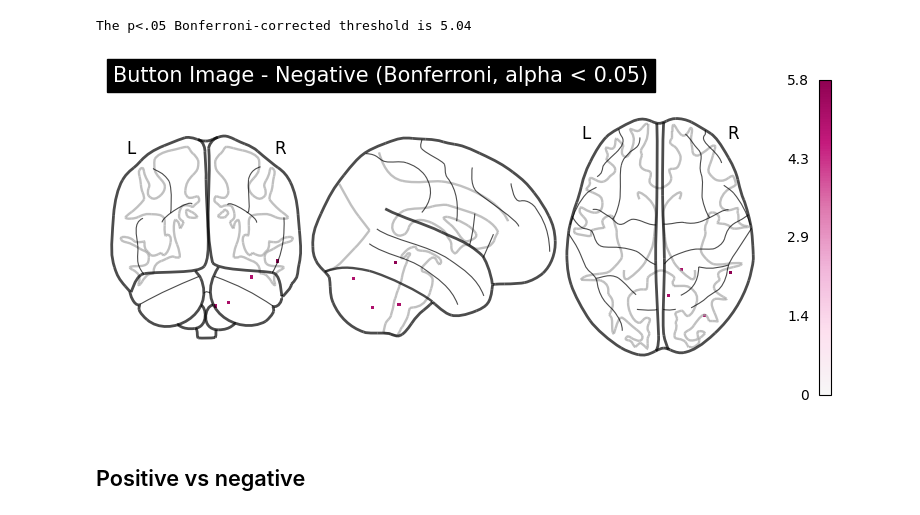
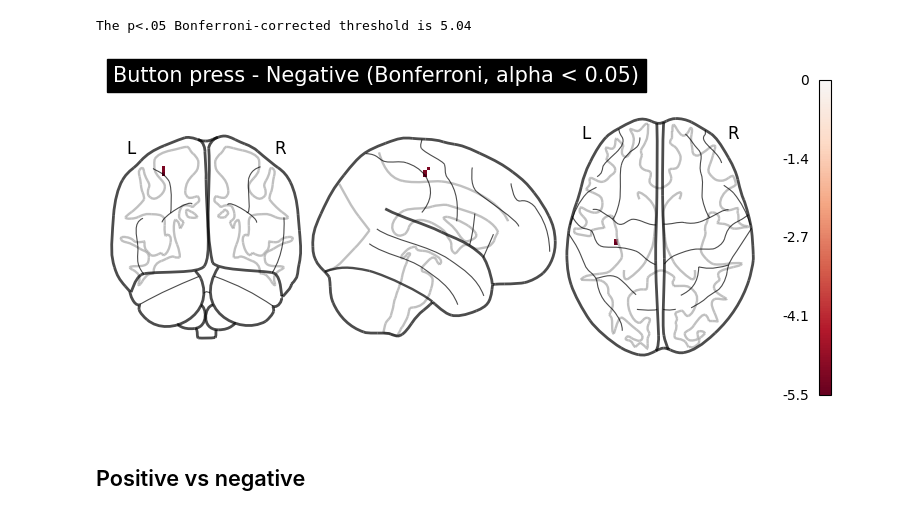
Before and after one commit to laurabpaulsen/fMRI_analysis, a Jupyter notebook: second_level.ipynb, the cells around one changed output. Saved outputs shown, nothing was run; the diff lists cells and outputs as text; code cells hidden in the pictures.

Commit message:
modify to use button press instead of button image

```diff
--- a/second_level.ipynb
+++ b/second_level.ipynb
@@ -45,8 +52,8 @@ This method is quite efficient (in terms of code), because it assumes that you a
 
 The `smoothing_fwhm` argument: specifies the full-width at half-maximum (FWHM) of the Gaussian smoothing kernel to be applied to the data. This smoothing is applied to the data at the second level of analysis, after the first-level model has been fit to each individual subject's data. The purpose of smoothing the data at the second level is to increase the signal-to-noise ratio (SNR) of the data, which can improve the reliability and sensitivity of the results. It can also help to reduce the effects of spatial noise and other sources of variability in the data. The FWHM value specifies the size of the smoothing kernel, with larger values corresponding to more aggressive smoothing. In general, it is recommended to use a conservative smoothing kernel with a FWHM value of around 4-8 millimeters, although the optimal value will depend on the specific data and the goals of the analysis. Overall, the smoothing_fwhm argument in the SecondLevelModel function allows users to control the amount of smoothing applied to the data at the second level of analysis, which can help to improve the reliability and interpretability of the results.
 # %%
-slm_method1 = SecondLevelModel(smoothing_fwhm=8.0)
-slm_method1.fit(flms)
+slm = SecondLevelModel(smoothing_fwhm=8.0)
+slm.fit(flms)
 # %% [output]
 SecondLevelModel(smoothing_fwhm=8.0)
 # %% [markdown]
@@ -56,7 +63,7 @@ SecondLevelModel(smoothing_fwhm=8.0)
 # %%
 from nilearn.glm import threshold_stats_img
 # %%
-zmaps_but_neg = slm_method1.compute_contrast(first_level_contrast='IMG_button - negative', output_type='z_score') # avg (across participants) group-lvl contrast of "emotional" - neutral
+zmaps_but_neg = slm.compute_contrast(first_level_contrast='button_press - negative', output_type='z_score') # avg (across participants) group-lvl contrast of "emotional" - neutral
 
 thresholded_map_but_neg, threshold_but_neg = threshold_stats_img(
     zmaps_but_neg,
@@ -68,11 +75,11 @@ print('The p<.05 Bonferroni-corrected threshold is %.3g' % threshold_but_neg)
 The p<.05 Bonferroni-corrected threshold is 5.04
 # %%
 plotting.plot_glass_brain(thresholded_map_but_neg, colorbar=True,
-                          title="Button Image - Negative (Bonferroni, alpha < 0.05)",
-                          plot_abs=False, cmap=matplotlib.cm.get_cmap('PiYG_r'))
+                          title="Button press - Negative (Bonferroni, alpha < 0.05)",
+                          plot_abs=False, cmap='RdBu')
 plotting.show()
 # %% [output]
-[figure, old version]
+[figure, new version]
 # %% [markdown]
 ## Positive vs negative
 # %%
```
Also changed, not shown: parts of 4 cells of this notebook.
